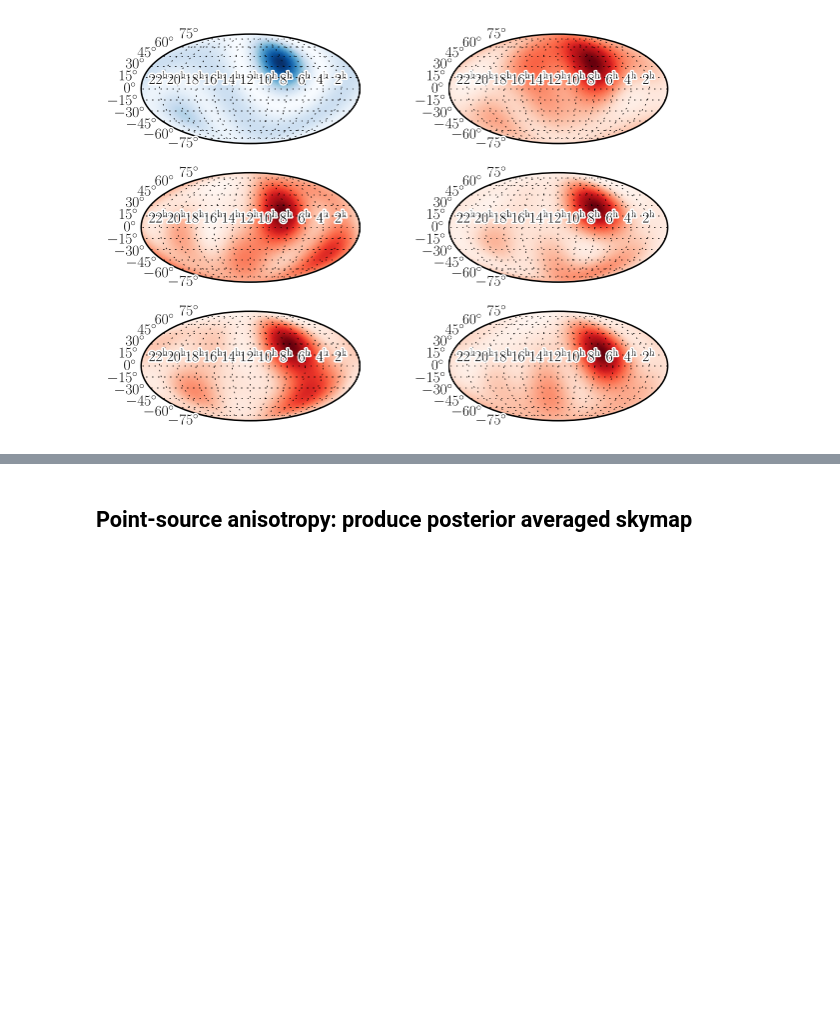
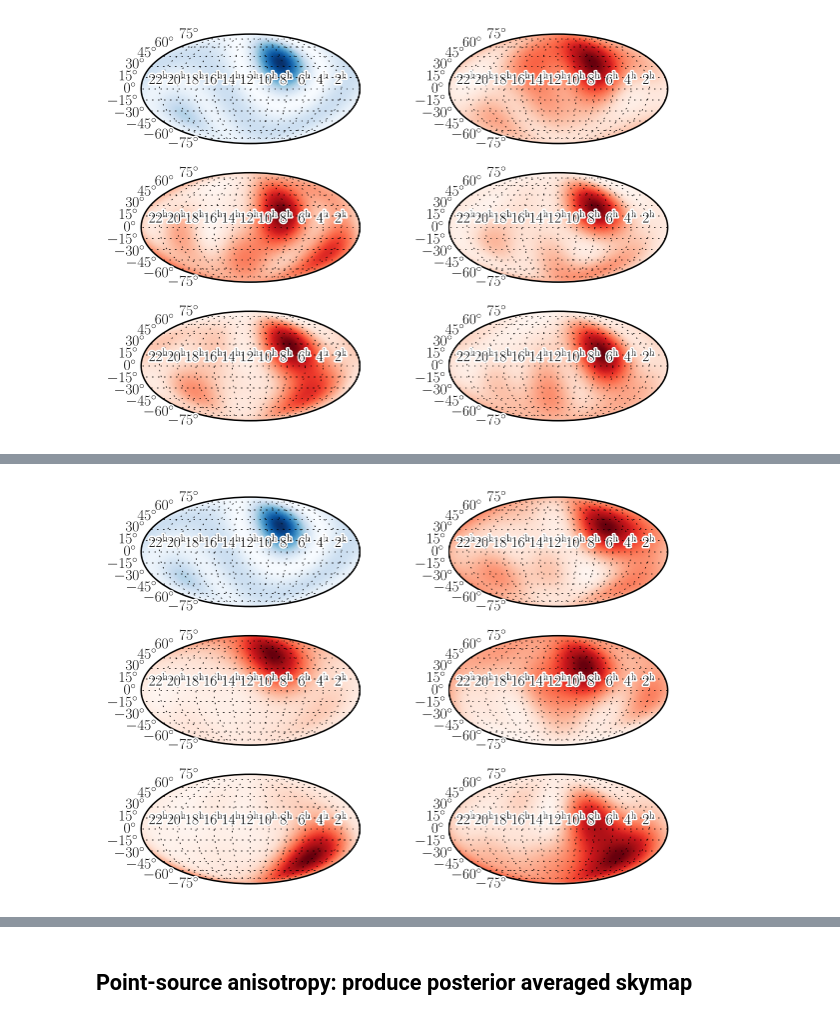
Before and after one commit to stevertaylor/NX01, a Jupyter notebook: process-anisotropy-maps.ipynb, the cells around one changed output, grey strips where cells are left out. Saved outputs shown, nothing was run; the diff lists cells and outputs as text; code cells hidden in the pictures; blank space fills up the shorter version.

```diff
--- a/process-anisotropy-maps.ipynb
+++ b/process-anisotropy-maps.ipynb
@@ -121,3 +135,44 @@ import newcmaps
+# %%
+LMAX = 4
+# %%
+fig = plt.figure()
+
+mycolor = matplotlib.cm.get_cmap('cubehelix')
+
+ax1 = fig.add_subplot(321, projection = 'astro mollweide')
+bu.makeSkyMap(clm_inj[1:], lmax=LMAX, nside=32, axis=ax1,
+              cmap=matplotlib.cm.get_cmap('Blues'))
+
+ax2 = fig.add_subplot(322, projection = 'astro mollweide')
+bu.makeSkyMap(nano_chain[0][5000:,-4-(LMAX+1)**2+1:-4],
+              lmax=LMAX, nside=32, axis=ax2,
+              cmap=matplotlib.cm.get_cmap('Reds'))
+
+ax3 = fig.add_subplot(323, projection = 'astro mollweide')
+bu.makeSkyMap(nano_chain[1][5000:,-4-(LMAX+1)**2+1:-4],
+              lmax=LMAX, nside=32, axis=ax3,
+              cmap=matplotlib.cm.get_cmap('Reds'))
+
+ax4 = fig.add_subplot(324, projection = 'astro mollweide')
+bu.makeSkyMap(nano_chain[2][5000:,-4-(LMAX+1)**2+1:-4],
+              lmax=LMAX, nside=32, axis=ax4,
+              cmap=matplotlib.cm.get_cmap('Reds'))
+
+ax5 = fig.add_subplot(325, projection = 'astro mollweide')
+bu.makeSkyMap(nano_chain[3][5000:,-4-(LMAX+1)**2+1:-4],
+              lmax=LMAX, nside=32, axis=ax5,
+              cmap=matplotlib.cm.get_cmap('Reds'))
+
+ax6 = fig.add_subplot(326, projection = 'astro mollweide')
+bu.makeSkyMap(nano_chain[4][5000:,-4-(LMAX+1)**2+1:-4],
+              lmax=LMAX, nside=32, axis=ax6,
+              cmap=matplotlib.cm.get_cmap('Reds'))
+
+
+plt.tight_layout()
+#plt.savefig('iptamdc_hotspotrecovery_manyreals.png',bbox_inches='tight',dpi=400)
+# %% [output]
+[figure, added]
 # %%
 bu.makeSkyMap(nano_chain[1000:,-4-(4+1)**2+1:-4],
               lmax=4, nside=32,
```
Also changed, not shown: parts of 11 cells of this notebook, 3 other files.
